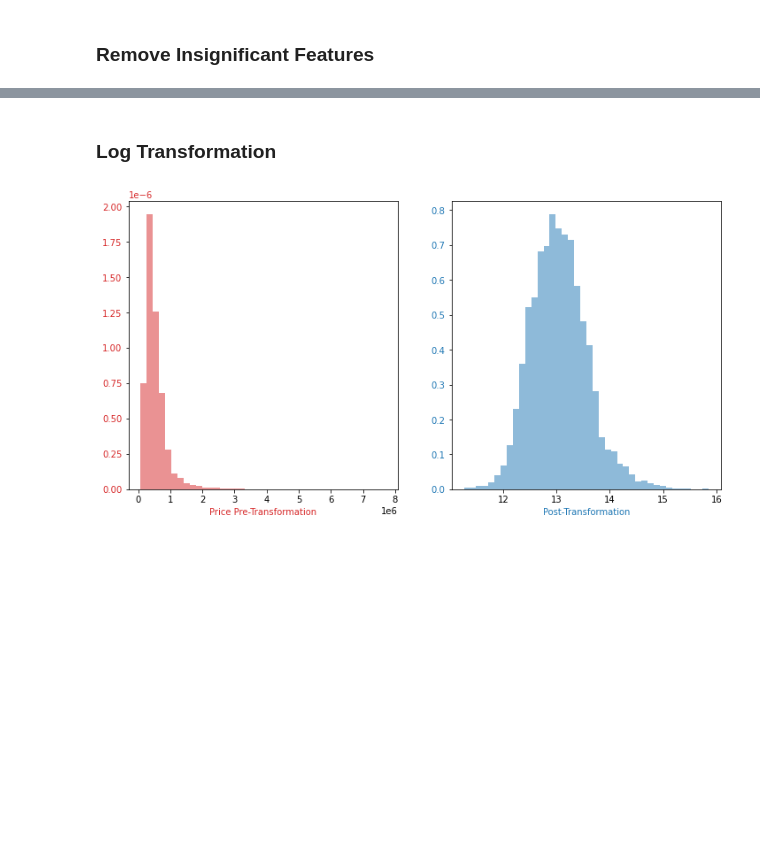
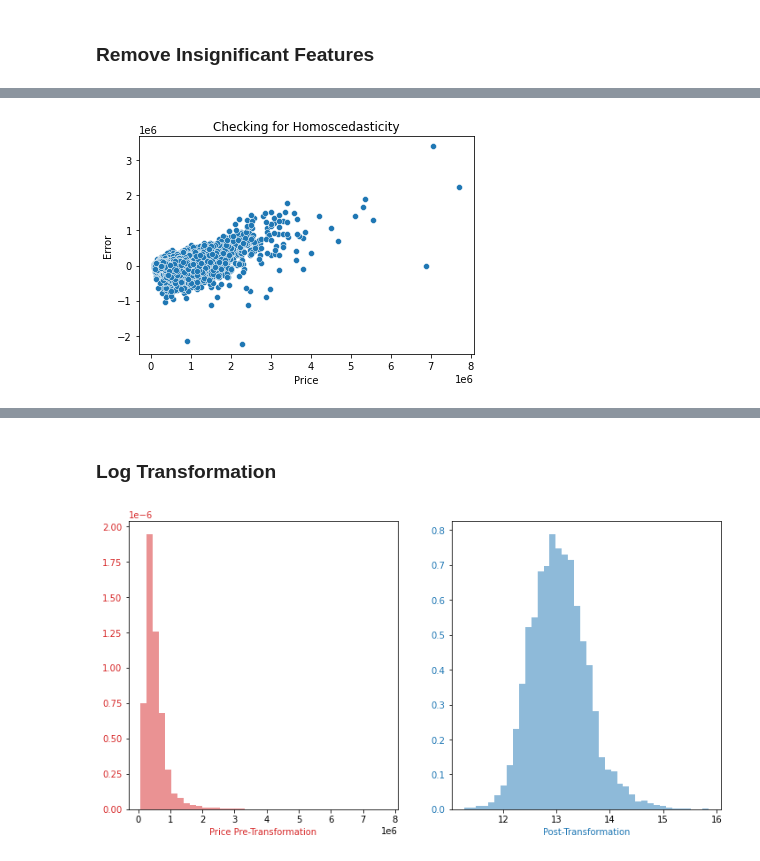
Before and after one commit to meljoy1099/re-analysis-p2, a Jupyter notebook: student.ipynb, the cells around one changed output, grey strips where cells are left out. Drawn from its saved outputs; the diff is of its cells as text; code cells hidden in the pictures; blank space fills up the shorter version.

```diff
--- a/student.ipynb
+++ b/student.ipynb
@@ -656 +594,8 @@ fig.show()
+# %%
+sns.scatterplot(y_train2, model2.resid)
+plt.title('Checking for Homoscedasticity')
+plt.xlabel('Price')
+plt.ylabel('Error');
+# %% [output]
+[figure, added]
 # %%
```
Also changed, not shown: parts of 61 cells of this notebook.
